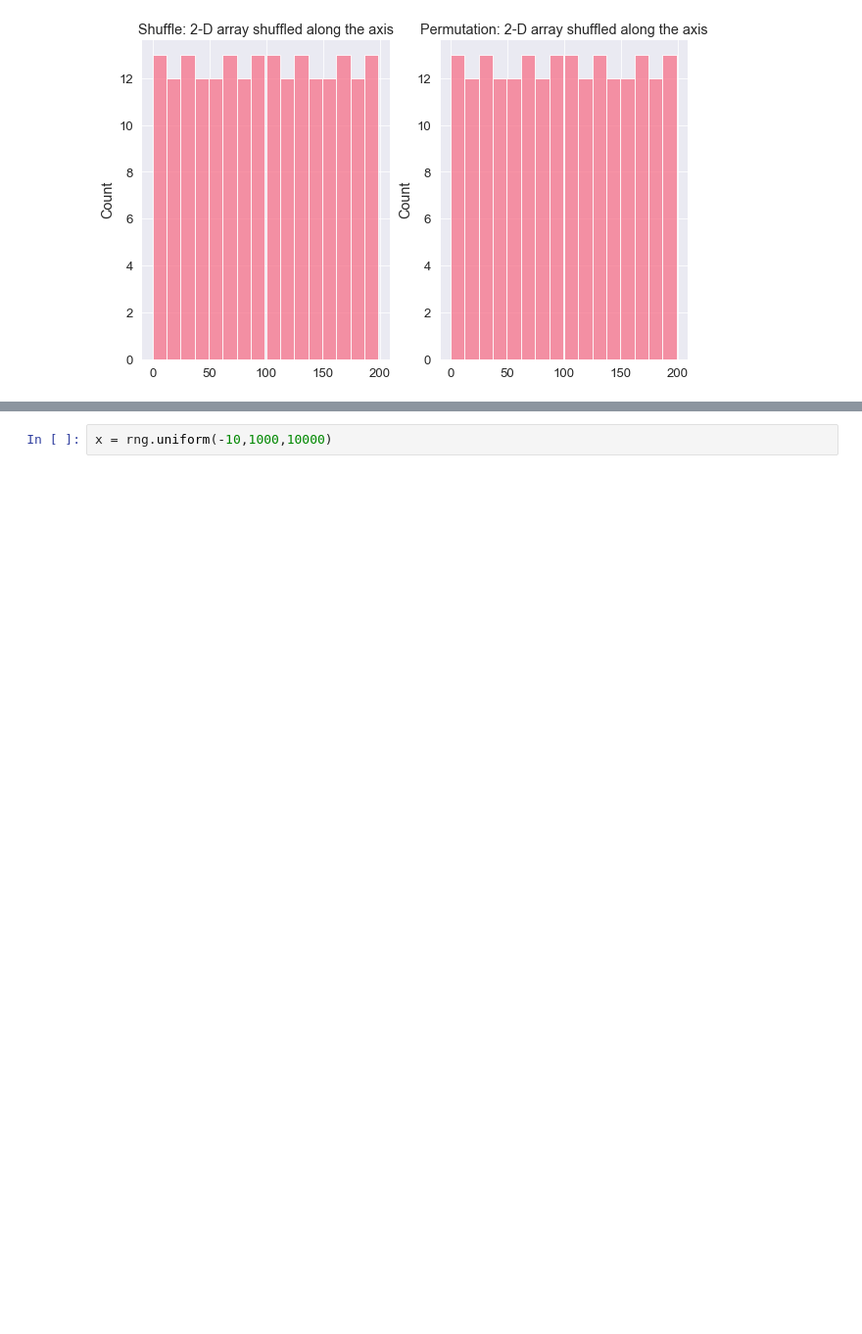
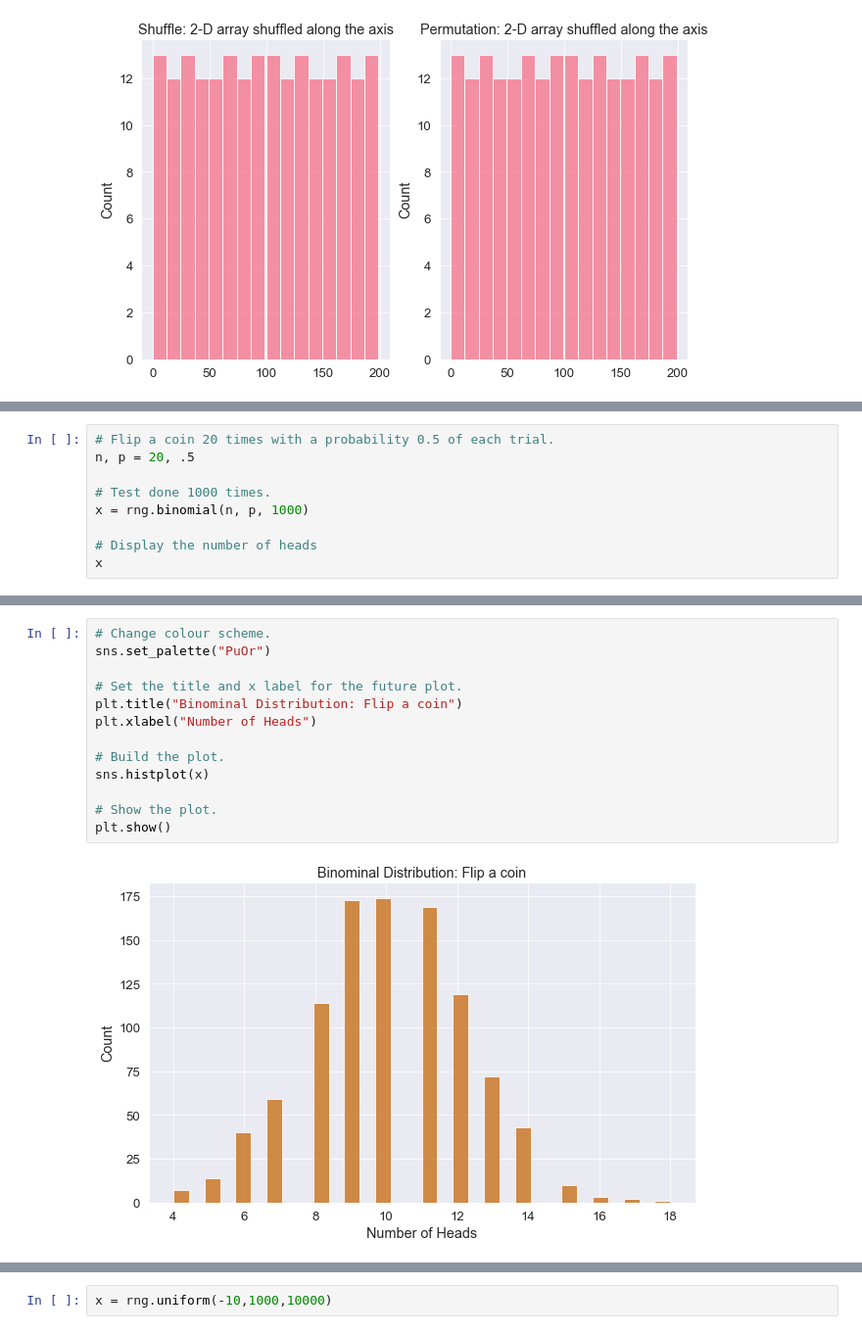
Before and after one commit to olgarozhdestvina/numpy.random, a Jupyter notebook: Numpy.random.ipynb, the cells around one changed output, grey strips where cells are left out. Shown: that part at 98% size. Cells and saved outputs as stored; diff of their text form; blank space fills up the shorter version.

```diff
--- a/Numpy.random.ipynb
+++ b/Numpy.random.ipynb
@@ -486,0 +540,9 @@ plt.show()
+# %%
+# Flip a coin 20 times with a probability 0.5 of each trial.
+n, p = 20, .5
+
+# Test done 1000 times.
+x = rng.binomial(n, p, 1000)
+
+# Display the number of heads
+x
@@ -486,0 +567,15 @@ plt.show()
+# %%
+# Change colour scheme.
+sns.set_palette("PuOr")
+
+# Set the title and x label for the future plot.
+plt.title("Binominal Distribution: Flip a coin")
+plt.xlabel("Number of Heads")
+
+# Build the plot.
+sns.histplot(x)
+
+# Show the plot.
+plt.show()
+# %% [output]
+[figure, added]
```
Also changed, not shown: parts of 46 cells of this notebook.
